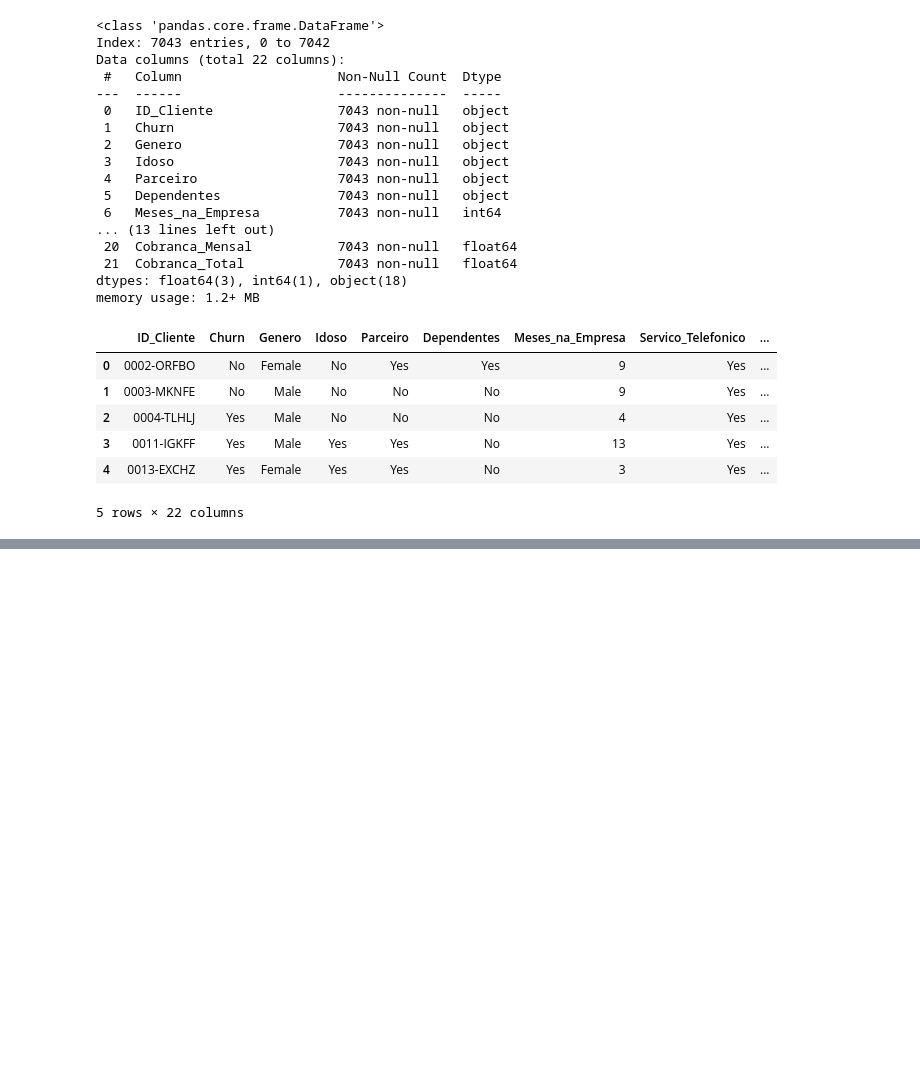
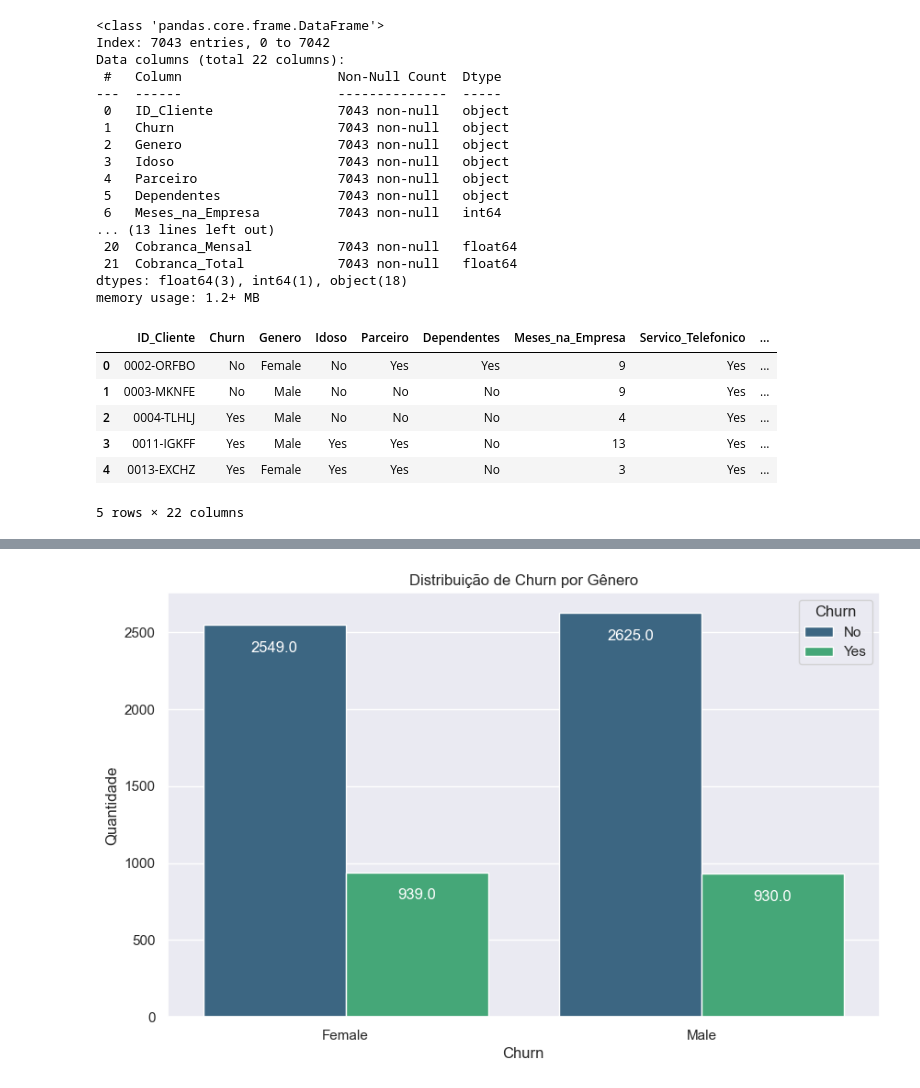
Before and after one commit to gabrielmarcolino23/ML-Previsao-Churn, a Jupyter notebook: analise.ipynb, the cells around one changed output, grey strips where cells are left out. Saved outputs shown, nothing was run; the diff lists cells and outputs as text; code cells hidden in the pictures; blank space fills up the shorter version.

```diff
--- a/analise.ipynb
+++ b/analise.ipynb
@@ -36,0 +51,19 @@ dados.head()
+# %%
+# Distribuição de churn por gênero
+
+plt.figure(figsize=(10, 6))
+ax = sns.countplot(x='Genero', hue='Churn', data=dados, palette='viridis')
+
+# Adicionando títulos e rótulos
+ax.set_title('Distribuição de Churn por Gênero')
+ax.set_xlabel('Churn')
+ax.set_ylabel('Quantidade')
+
+# Mostrando o numero de cada barra
+for p in ax.patches:
+    ax.annotate(f'\n{p.get_height()}', (p.get_x()+0.2, p.get_height()), ha='center', va='top', color='white', size=12)
+
+# Mostrando o gráfico
+plt.show()
+# %% [output]
+[figure, added]
```
Also changed, not shown: parts of 9 cells of this notebook, 2 other files.
